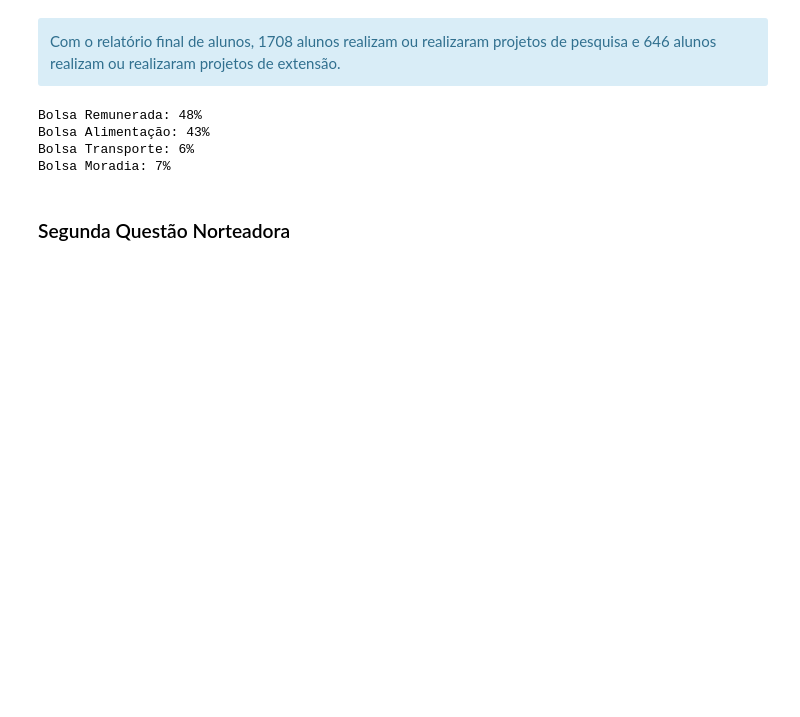
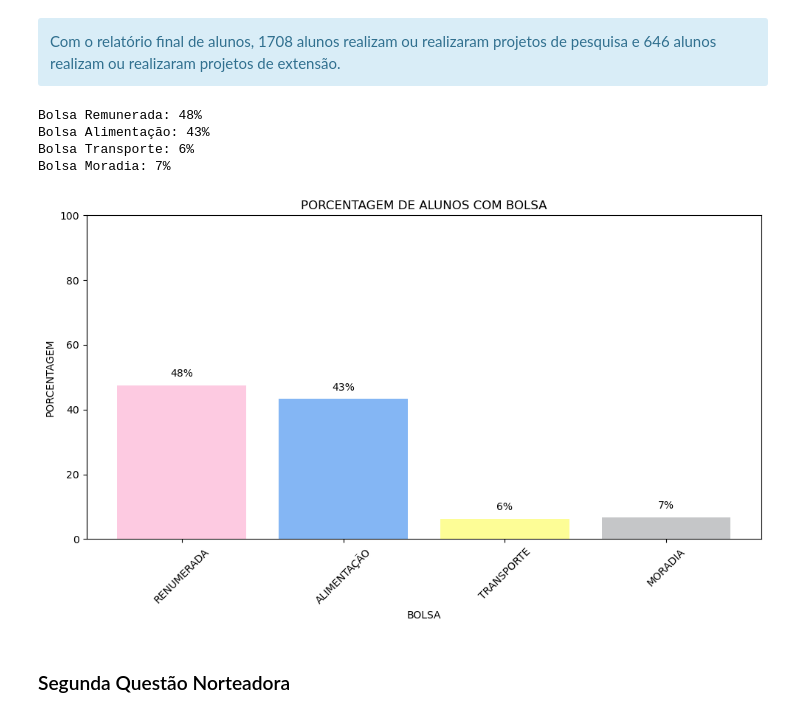
Before and after one commit to riguedes/IC_UFOP, a Jupyter notebook: projeto.ipynb, the cells around one changed output. Saved outputs shown, nothing was run; the diff lists cells and outputs as text; code cells hidden in the pictures; blank space fills up the shorter version.

```diff
--- a/projeto.ipynb
+++ b/projeto.ipynb
@@ -927,33 +927,54 @@ projetos[['Bolsista', 'Curso']]
 # %%
 # Calculando o total geral de alunos
 total_alunos = projetos['Contagem'].sum()
 
 # Quantidade de alunos que receberam ou recebem bolsa remunerada
 bolsarenumerada = projetos[projetos['Bolsista'].isin(df_um['Bolsista'])]['Contagem'].sum()
 porcentagem_bolsarenumerada = (bolsarenumerada / total_alunos) * 100
 
 # Quantidade de alunos que receberam ou recebem bolsa alimentação
 bolsaalimentacao = projetos[projetos['Bolsista'].isin(df_seis['Nome'])]['Contagem'].sum()
 porcentagem_bolsaalimentacao = (bolsaalimentacao / total_alunos) * 100
 
 # Quantidade de alunos que receberam ou recebem bolsa transporte
 bolsatransporte = projetos[projetos['Bolsista'].isin(df_sete['Nome'])]['Contagem'].sum()
 porcentagem_bolsatransporte = (bolsatransporte / total_alunos) * 100
 
 # Quantidade de alunos que receberam ou recebem bolsa moradia
 bolsamoradia = projetos[projetos['Bolsista'].isin(df_oito['Nome'])]['Contagem'].sum()
 porcentagem_bolsamoradia = (bolsamoradia / total_alunos) * 100
 
 # Exibindo os resultados com porcentagens
 print("Bolsa Remunerada: {:.0f}%".format(porcentagem_bolsarenumerada))
 print("Bolsa Alimentação: {:.0f}%".format(porcentagem_bolsaalimentacao))
 print("Bolsa Transporte: {:.0f}%".format(porcentagem_bolsatransporte))
 print("Bolsa Moradia: {:.0f}%".format(porcentagem_bolsamoradia))
+
+# Dados
+categorias = ['RENUMERADA', 'ALIMENTAÇÃO', 'TRANSPORTE', 'MORADIA']
+porcentagens = [porcentagem_bolsarenumerada, porcentagem_bolsaalimentacao, porcentagem_bolsatransporte, porcentagem_bolsamoradia]
+
+# Criar o gráfico de barras
+plt.figure(figsize=(10, 6))
+plt.bar(categorias, porcentagens, color=['#fdcae1', '#84b6f4', '#fdfd96', '#c5c6c8'])
+plt.xlabel('BOLSA')
+plt.ylabel('PORCENTAGEM')
+plt.title('PORCENTAGEM DE ALUNOS COM BOLSA')
+plt.ylim(0, 100)  # Garantir que o eixo Y vá até 100%
+plt.xticks(rotation=45)  # Rotacionar os rótulos do eixo X para melhor legibilidade
+
+# Adicionar as porcentagens acima das barras
+for i, porcentagem in enumerate(porcentagens):
+    plt.text(i, porcentagem + 2, f'{porcentagem:.0f}%', ha='center', va='bottom', fontsize=10)
+
+plt.tight_layout()
+plt.show()
 # %% [output]
 Bolsa Remunerada: 48%
 Bolsa Alimentação: 43%
 Bolsa Transporte: 6%
 Bolsa Moradia: 7%
+[figure, added]
 # %% [markdown]
 ### Segunda Questão Norteadora
 # %% [markdown]
```
Also changed, not shown: parts of 4 cells of this notebook.
